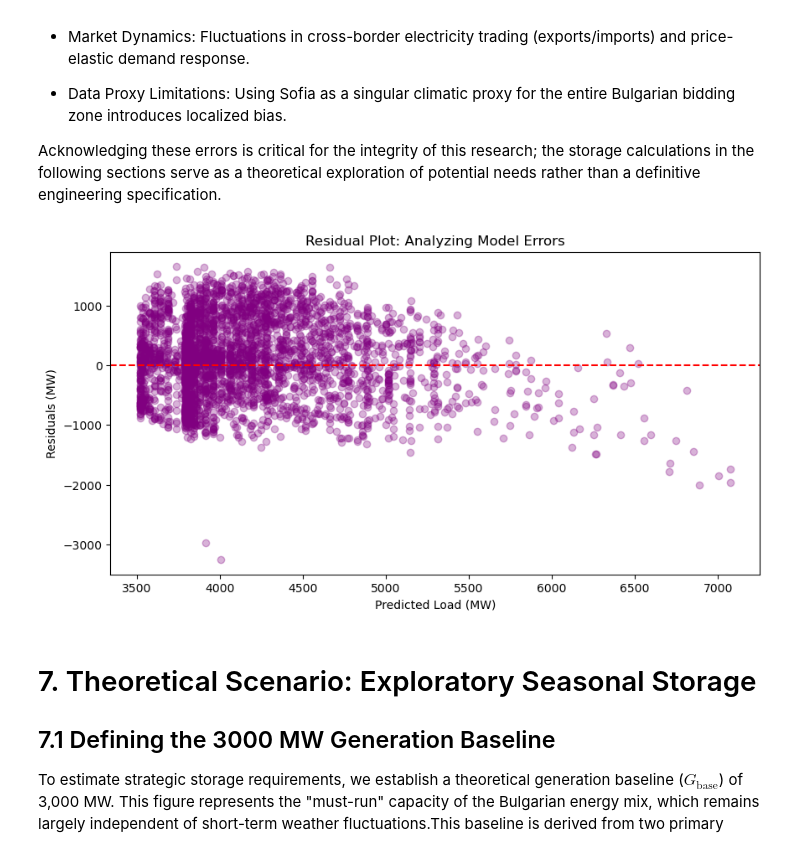
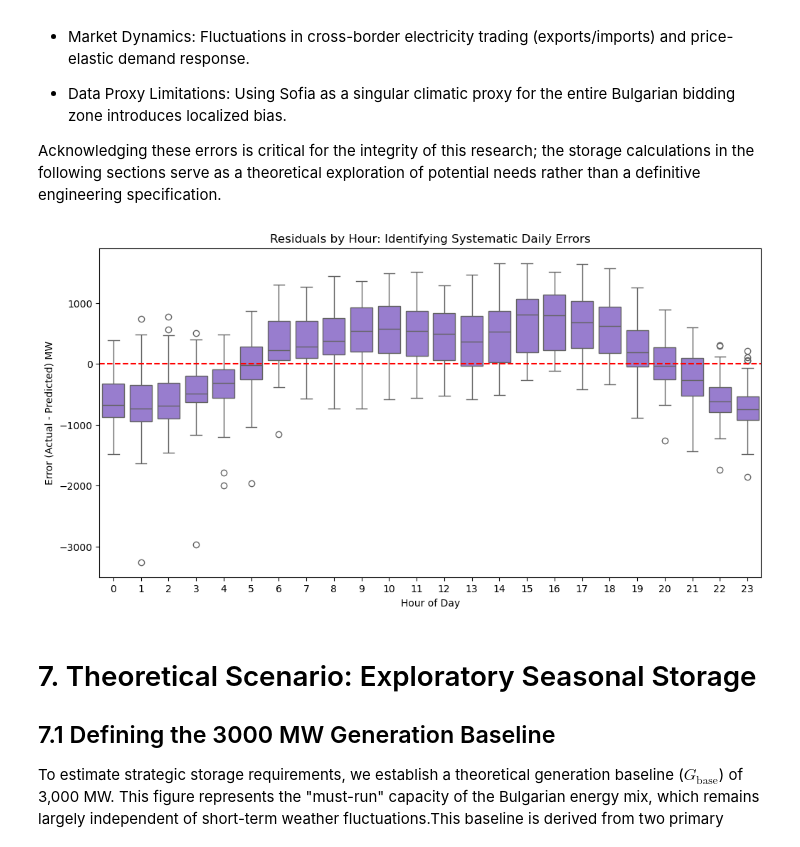
Before and after one commit to ginev91/data-science-project-softuni, a Jupyter notebook: thermal_sensitivity_bg_grid_2026.ipynb, the cells around one changed output. Drawn from its saved outputs; the diff is of its cells as text; code cells hidden in the pictures.

Commit message:
residuals plot fix

```diff
--- a/thermal_sensitivity_bg_grid_2026.ipynb
+++ b/thermal_sensitivity_bg_grid_2026.ipynb
@@ -453,16 +453,17 @@ While the polynomial model captures the fundamental "U-Curve" trend, the $R^2$ o
 
 Acknowledging these errors is critical for the integrity of this research; the storage calculations in the following sections serve as a theoretical exploration of potential needs rather than a definitive engineering specification.
 # %%
-residuals = y_test - y_pred
-plt.figure(figsize=(10, 5))
-plt.scatter(y_pred, residuals, alpha=0.3, color='purple')
+test_results = test.copy()
+test_results['residuals'] = y_test - y_pred
+plt.figure(figsize=(12, 6))
+sns.boxplot(data=test_results, x='hour', y='residuals', color='mediumpurple')
 plt.axhline(0, color='red', linestyle='--')
-plt.title('Residual Plot: Analyzing Model Errors')
-plt.xlabel('Predicted Load (MW)')
-plt.ylabel('Residuals (MW)')
+plt.title('Residuals by Hour: Identifying Systematic Daily Errors')
+plt.xlabel('Hour of Day')
+plt.ylabel('Error (Actual - Predicted) MW')
 plt.show()
 # %% [output]
-[figure, old version]
+[figure, new version]
 # %% [markdown]
 # 7. Theoretical Scenario: Exploratory Seasonal Storage
 
```
